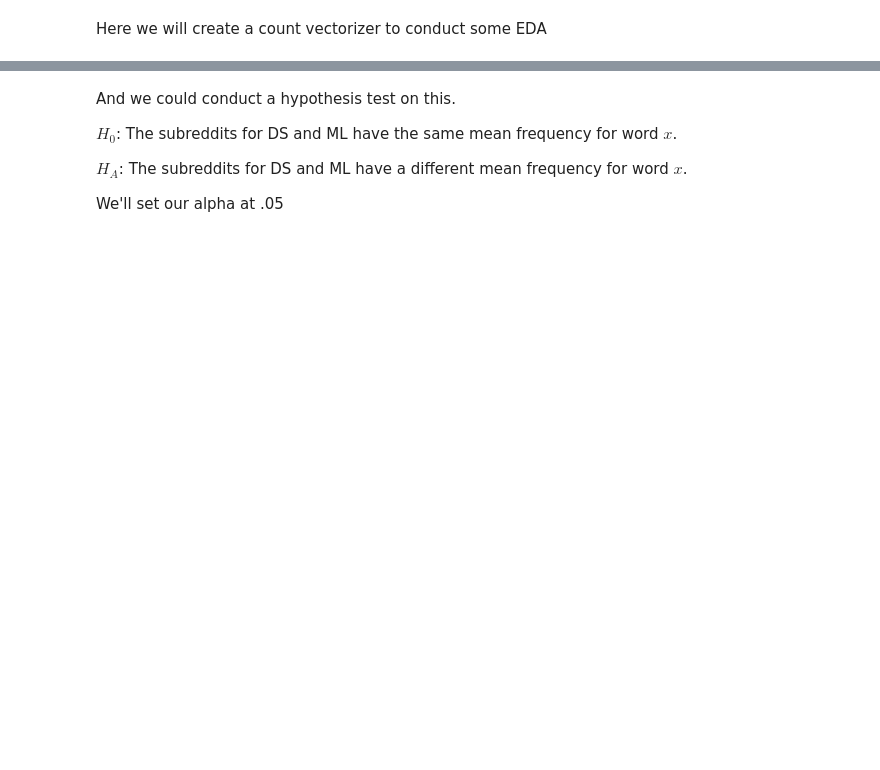
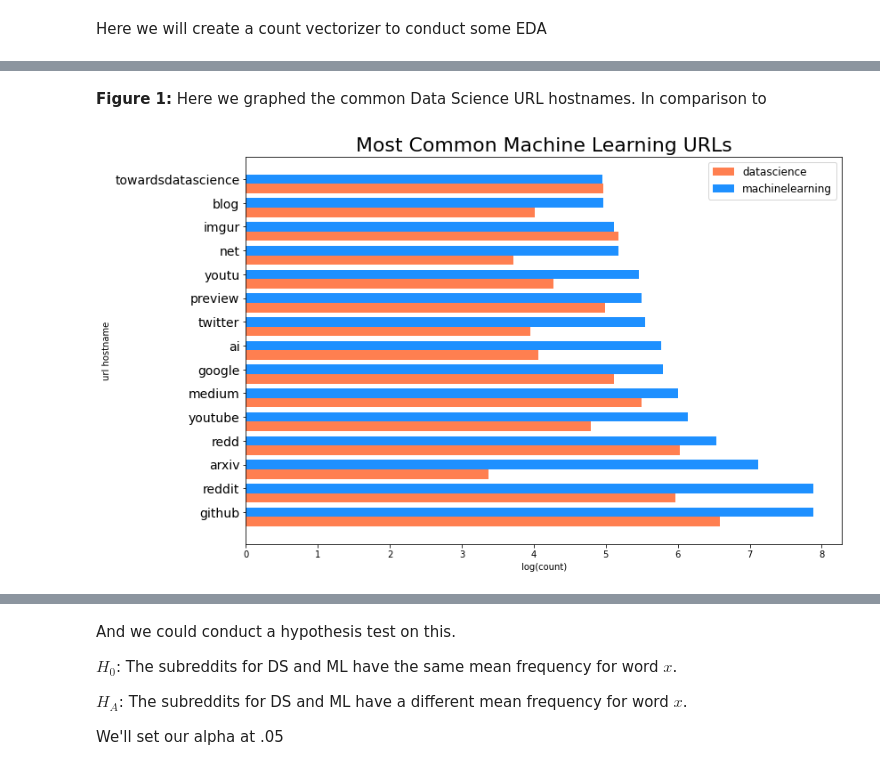
Before and after one commit to DanOvad/reddit-nlp, a Jupyter notebook: code/P3-EDA.ipynb, the cells around one changed output, grey strips where cells are left out. Drawn from its saved outputs; the diff is of its cells as text; code cells hidden in the pictures; blank space fills up the shorter version.

```diff
--- a/code/P3-EDA.ipynb
+++ b/code/P3-EDA.ipynb
@@ -163,0 +334,17 @@ top_words_overlap = [element for element in top_words_DS if element in top_words
+# %% [markdown]
+**Figure 1:** Here we graphed the common Data Science URL hostnames. In comparison to
+# %%
+plt.figure(figsize = (12,8))
+ind = np.arange(len(urls_freq_0))
+height = 0.4
+plt.barh(width = np.log(urls_freq_0[1]), y = ind, height = height, align = 'center', label = 'datascience', color = 'coral')
+plt.barh(width = np.log(urls_freq_0[0]),y = ind+height, height = height, align = 'center', label = 'machinelearning', color = 'dodgerblue')
+plt.yticks(ticks = ind+height, labels = urls_freq_0.index, fontsize = 14)
+plt.legend(fontsize = 12)
+plt.title('Most Common Machine Learning URLs', fontsize = 22)
+plt.xlabel('log(count)')
+plt.ylabel('url hostname')
+
+plt.savefig('../plots/ML_URLS_logcount.png')
+# %% [output]
+[figure, added]
```
Also changed, not shown: parts of 61 cells of this notebook, 33 other files.
